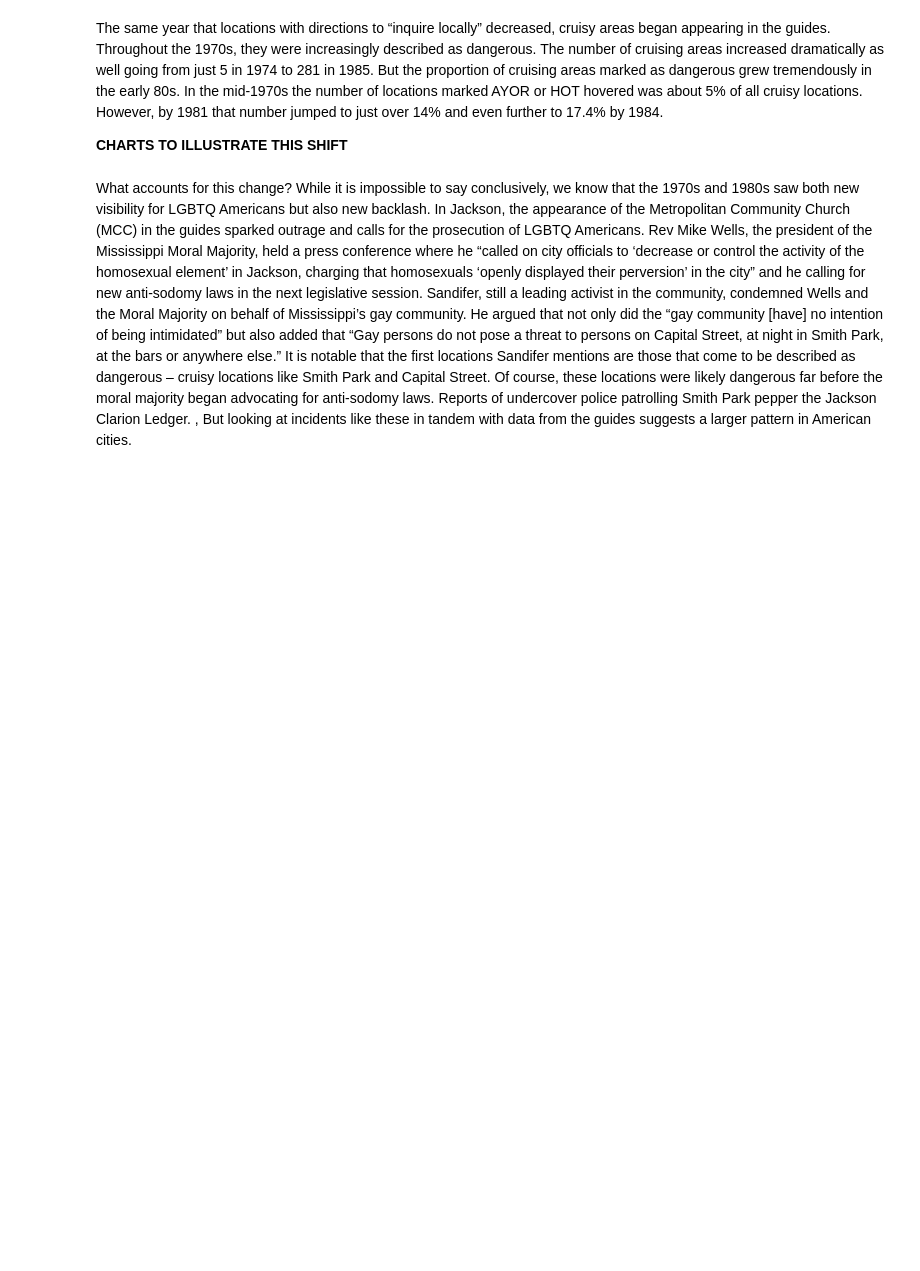
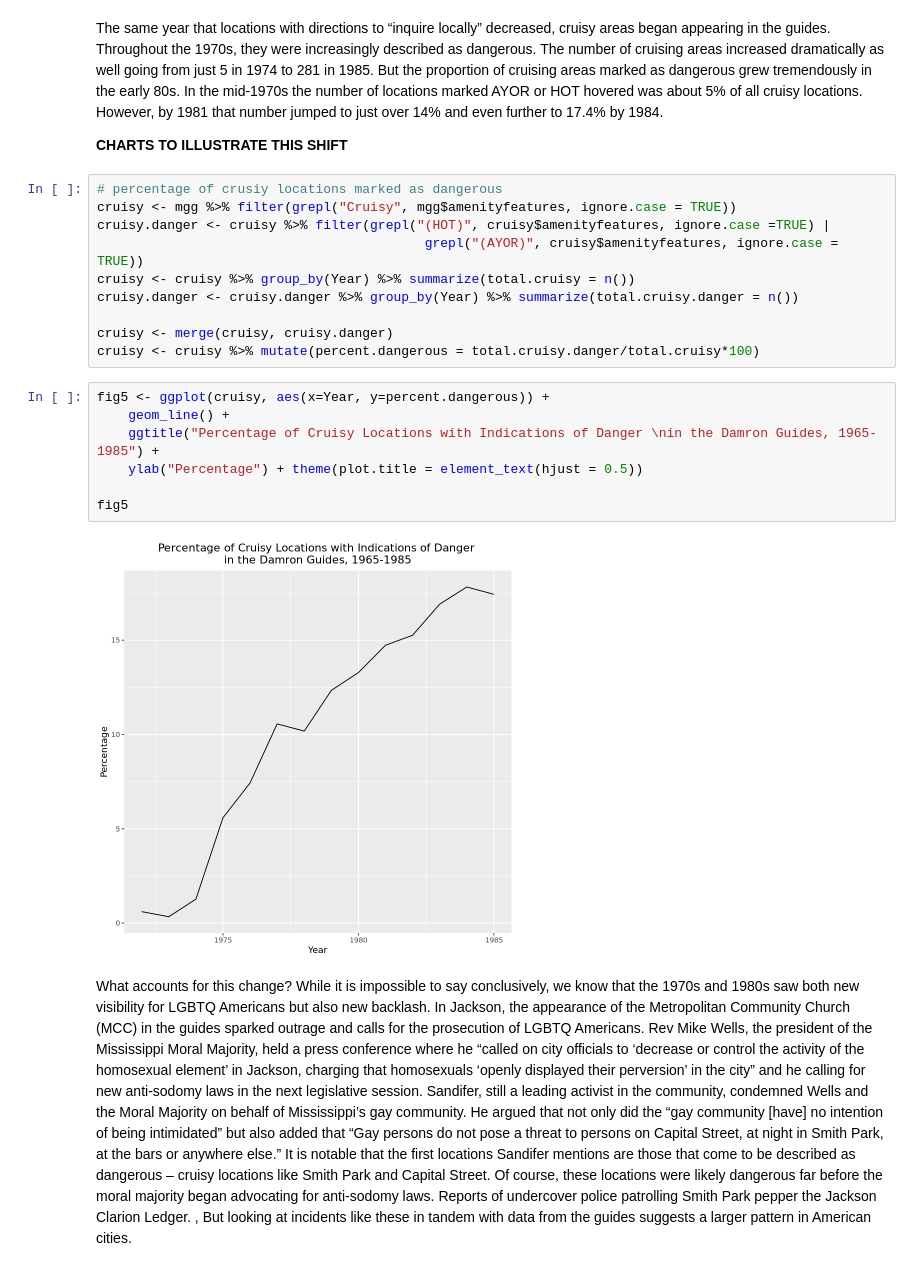
Before and after one commit to regan008/mggjdh, a Jupyter notebook: author_guideline_template.ipynb, the cells around one changed output. Drawn from its saved outputs; the diff is of its cells as text; blank space fills up the shorter version.

Commit message:
add line chart showing rise in number of cruisy locations marked dangerous.

```diff
--- a/author_guideline_template.ipynb
+++ b/author_guideline_template.ipynb
@@ -198,4 +198,23 @@ This steady increase occurs when looking at either AYOR or HOT entries, but the
 The same year that locations with directions to “inquire locally” decreased, cruisy areas began appearing in the guides. Throughout the 1970s, they were increasingly described as dangerous. The number of cruising areas increased dramatically as well going from just 5 in 1974 to 281 in 1985. But the proportion of cruising areas marked as dangerous grew tremendously in the early 80s. In the mid-1970s the number of locations marked AYOR or HOT hovered was about 5% of all cruisy locations. However, by 1981 that number jumped to just over 14% and even further to 17.4% by 1984.
 
 **CHARTS TO ILLUSTRATE THIS SHIFT**
+# %%
+# percentage of crusiy locations marked as dangerous
+cruisy <- mgg %>% filter(grepl("Cruisy", mgg$amenityfeatures, ignore.case = TRUE))
+cruisy.danger <- cruisy %>% filter(grepl("(HOT)", cruisy$amenityfeatures, ignore.case =TRUE) |
+                                          grepl("(AYOR)", cruisy$amenityfeatures, ignore.case = TRUE))
+cruisy <- cruisy %>% group_by(Year) %>% summarize(total.cruisy = n())
+cruisy.danger <- cruisy.danger %>% group_by(Year) %>% summarize(total.cruisy.danger = n())
+
+cruisy <- merge(cruisy, cruisy.danger)
+cruisy <- cruisy %>% mutate(percent.dangerous = total.cruisy.danger/total.cruisy*100)
+# %%
+fig5 <- ggplot(cruisy, aes(x=Year, y=percent.dangerous)) +
+    geom_line() +
+    ggtitle("Percentage of Cruisy Locations with Indications of Danger \nin the Damron Guides, 1965-1985") +
+    ylab("Percentage") + theme(plot.title = element_text(hjust = 0.5))
+
+fig5
+# %% [output]
+[figure, added]
 # %% [markdown]
```
